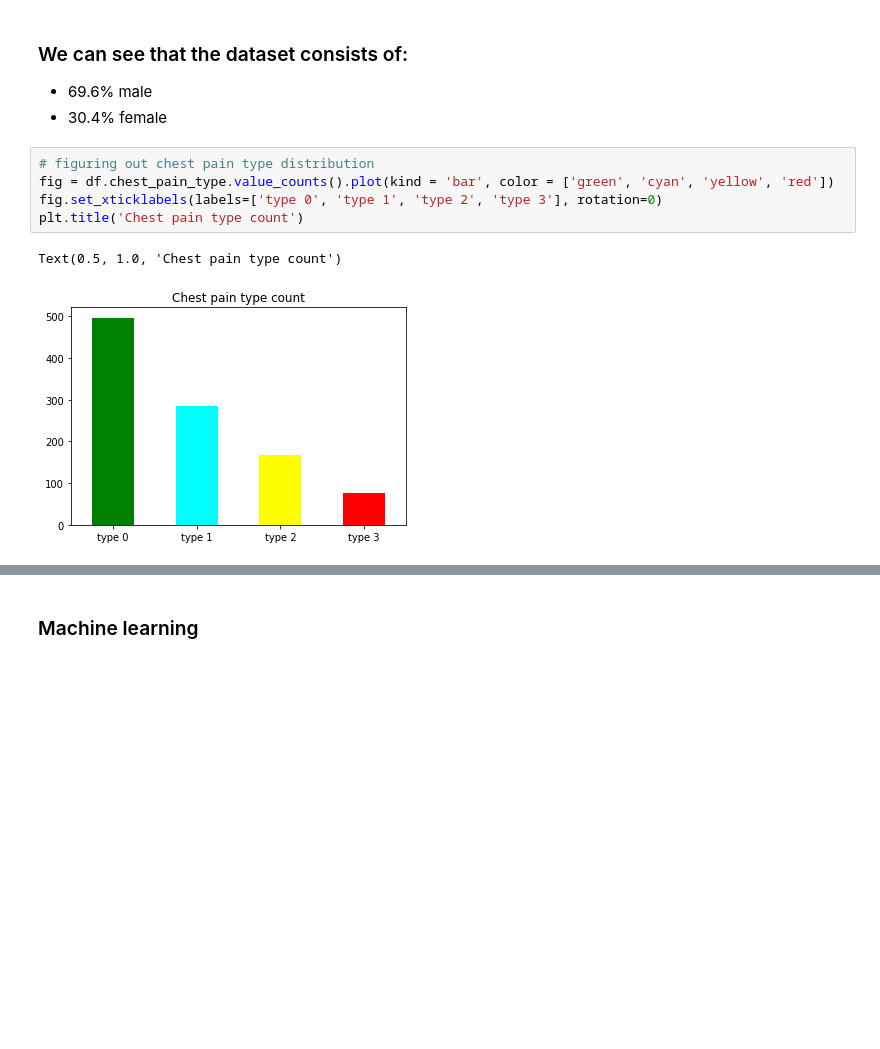
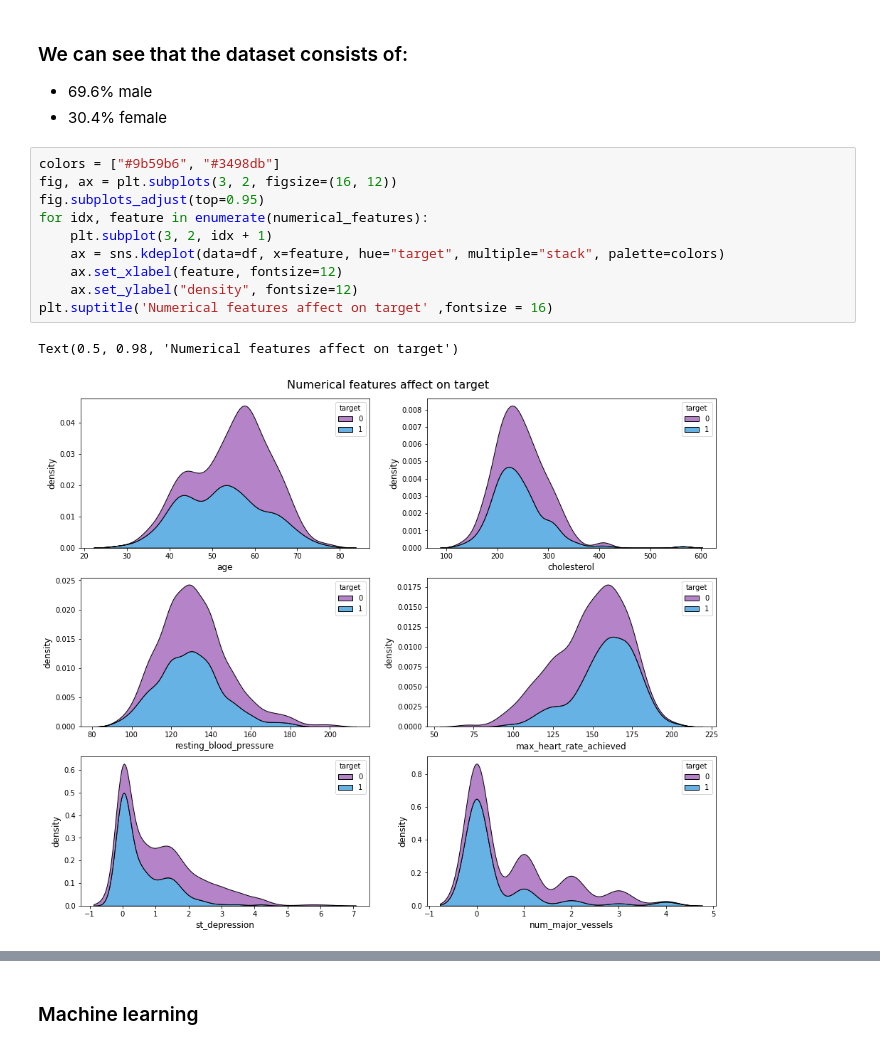
Before and after one commit to ofek181/A-Heart-Disease-Study, a Jupyter notebook: heart_disease_study.ipynb, the cells around one changed output, grey strips where cells are left out. Drawn from its saved outputs; the diff is of its cells as text; blank space fills up the shorter version.

```diff
--- a/heart_disease_study.ipynb
+++ b/heart_disease_study.ipynb
@@ -210,11 +211,16 @@ plt.show()
 ### We can see that the dataset consists of:
 - 69.6% male
 - 30.4% female
-# %%
-# figuring out chest pain type distribution
-fig = df.chest_pain_type.value_counts().plot(kind = 'bar', color = ['green', 'cyan', 'yellow', 'red'])
-fig.set_xticklabels(labels=['type 0', 'type 1', 'type 2', 'type 3'], rotation=0)
-plt.title('Chest pain type count')
-# %% [output]
-Text(0.5, 1.0, 'Chest pain type count')
-[figure, removed]
+# %%
+colors = ["#9b59b6", "#3498db"]
+fig, ax = plt.subplots(3, 2, figsize=(16, 12))
+fig.subplots_adjust(top=0.95)
+for idx, feature in enumerate(numerical_features):
+    plt.subplot(3, 2, idx + 1)
+    ax = sns.kdeplot(data=df, x=feature, hue="target", multiple="stack", palette=colors)
+    ax.set_xlabel(feature, fontsize=12)
+    ax.set_ylabel("density", fontsize=12)
+plt.suptitle('Numerical features affect on target' ,fontsize = 16)
+# %% [output]
+Text(0.5, 0.98, 'Numerical features affect on target')
+[figure, added]
```
Also changed, not shown: parts of 7 cells of this notebook.
